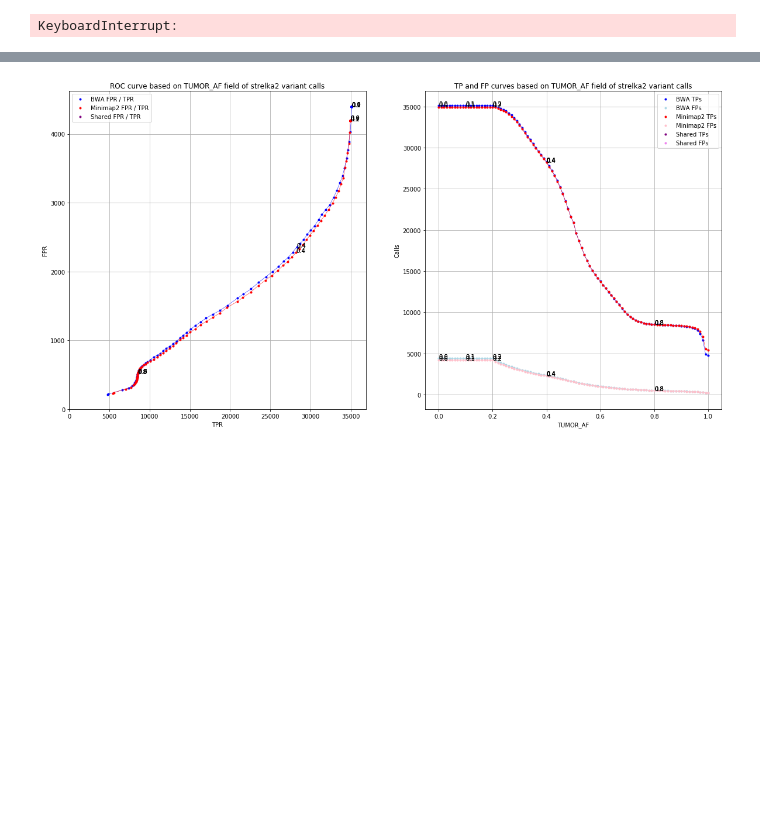
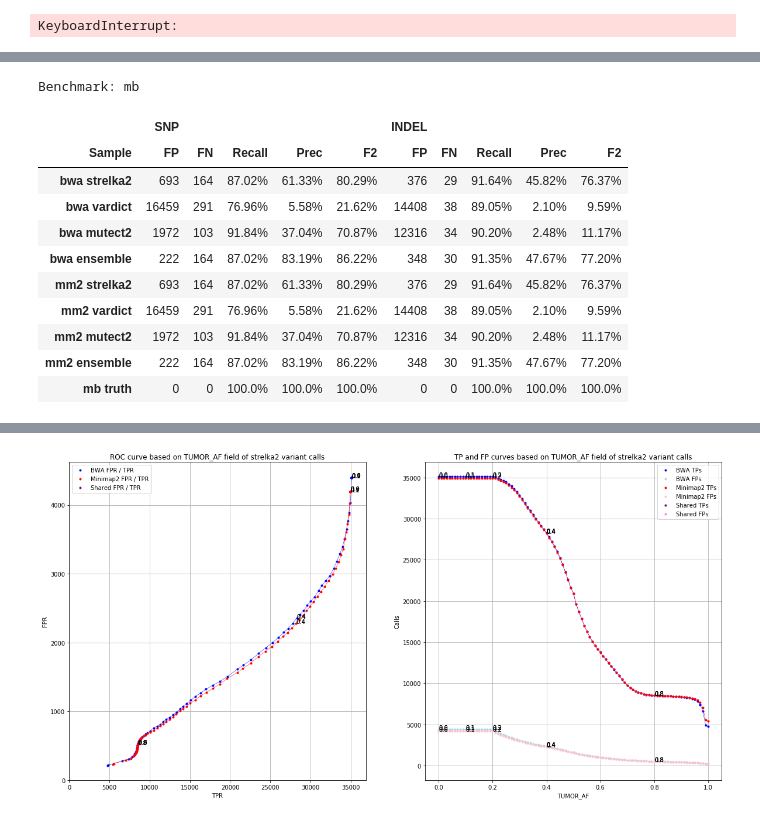
Before and after one commit to umccr/umccrise, a Jupyter notebook: analysis/minimap2/Minimap2_explore.ipynb, the cells around one changed output, grey strips where cells are left out. Cells and saved outputs as stored; diff of their text form; code cells hidden in the pictures; blank space fills up the shorter version.

```diff
--- a/analysis/minimap2/Minimap2_explore.ipynb
+++ b/analysis/minimap2/Minimap2_explore.ipynb
@@ -1159,0 +1379,15 @@ pass
+# %%
+display_stats(make_stats('mb'))
+# %% [output]
+Benchmark: mb
+|  | SNP |  |  |  |  | INDEL |  |  |  |  |
+| Sample | FP | FN | Recall | Prec | F2 | FP | FN | Recall | Prec | F2 |
+| bwa strelka2 | 693 | 164 | 87.02% | 61.33% | 80.29% | 376 | 29 | 91.64% | 45.82% | 76.37% |
+| bwa vardict | 16459 | 291 | 76.96% | 5.58% | 21.62% | 14408 | 38 | 89.05% | 2.10% | 9.59% |
+| bwa mutect2 | 1972 | 103 | 91.84% | 37.04% | 70.87% | 12316 | 34 | 90.20% | 2.48% | 11.17% |
+| bwa ensemble | 222 | 164 | 87.02% | 83.19% | 86.22% | 348 | 30 | 91.35% | 47.67% | 77.20% |
+| mm2 strelka2 | 693 | 164 | 87.02% | 61.33% | 80.29% | 376 | 29 | 91.64% | 45.82% | 76.37% |
+| mm2 vardict | 16459 | 291 | 76.96% | 5.58% | 21.62% | 14408 | 38 | 89.05% | 2.10% | 9.59% |
+| mm2 mutect2 | 1972 | 103 | 91.84% | 37.04% | 70.87% | 12316 | 34 | 90.20% | 2.48% | 11.17% |
+| mm2 ensemble | 222 | 164 | 87.02% | 83.19% | 86.22% | 348 | 30 | 91.35% | 47.67% | 77.20% |
+| mb truth | 0 | 0 | 100.0% | 100.0% | 100.0% | 0 | 0 | 100.0% | 100.0% | 100.0% |
```
Also changed, not shown: parts of 21 cells of this notebook, 2 other files.
